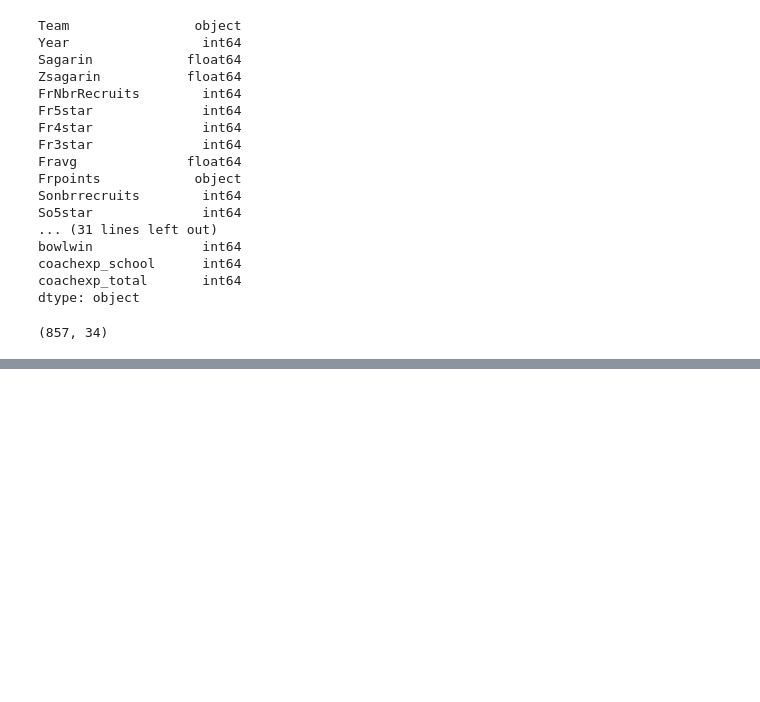
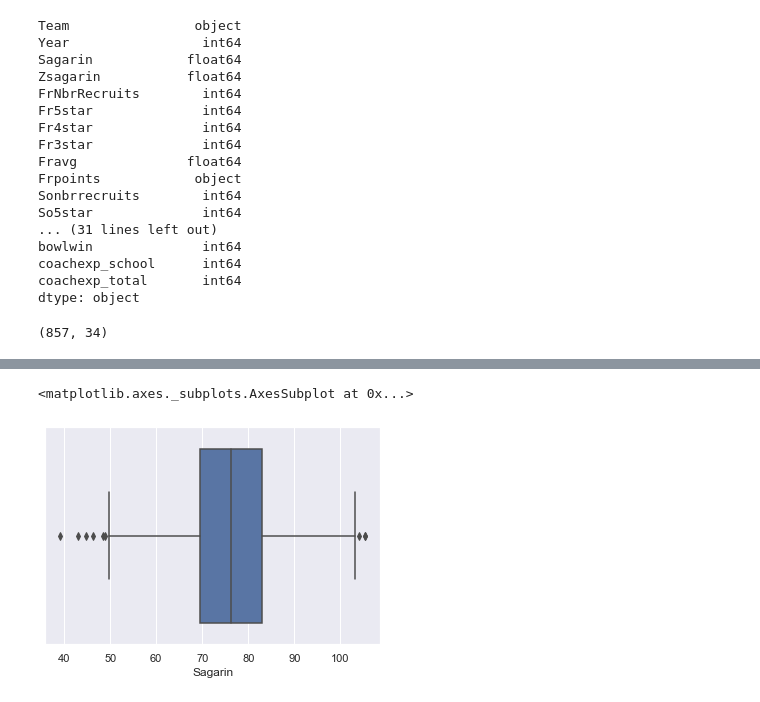
Before and after one commit to JacksonPHamilton/football-sagarin, a Jupyter notebook: College Football.ipynb, the cells around one changed output, grey strips where cells are left out. Saved outputs shown, nothing was run; the diff lists cells and outputs as text; code cells hidden in the pictures; blank space fills up the shorter version.

```diff
--- a/College Football.ipynb
+++ b/College Football.ipynb
@@ -53,0 +110,7 @@ df.shape
+# %%
+# Boxplot of Sagarin scores
+
+sns.boxplot(x=df['Sagarin'])
+# %% [output]
+<matplotlib.axes._subplots.AxesSubplot at 0x...>
+[figure, added]
```
Also changed, not shown: parts of 11 cells of this notebook.
